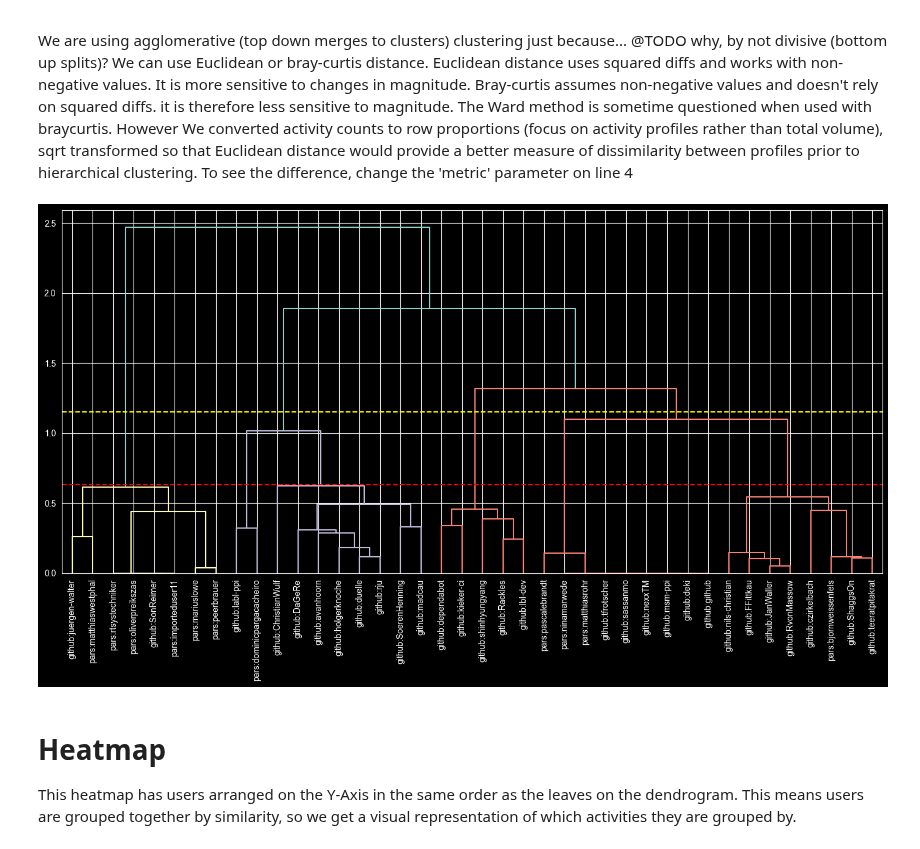
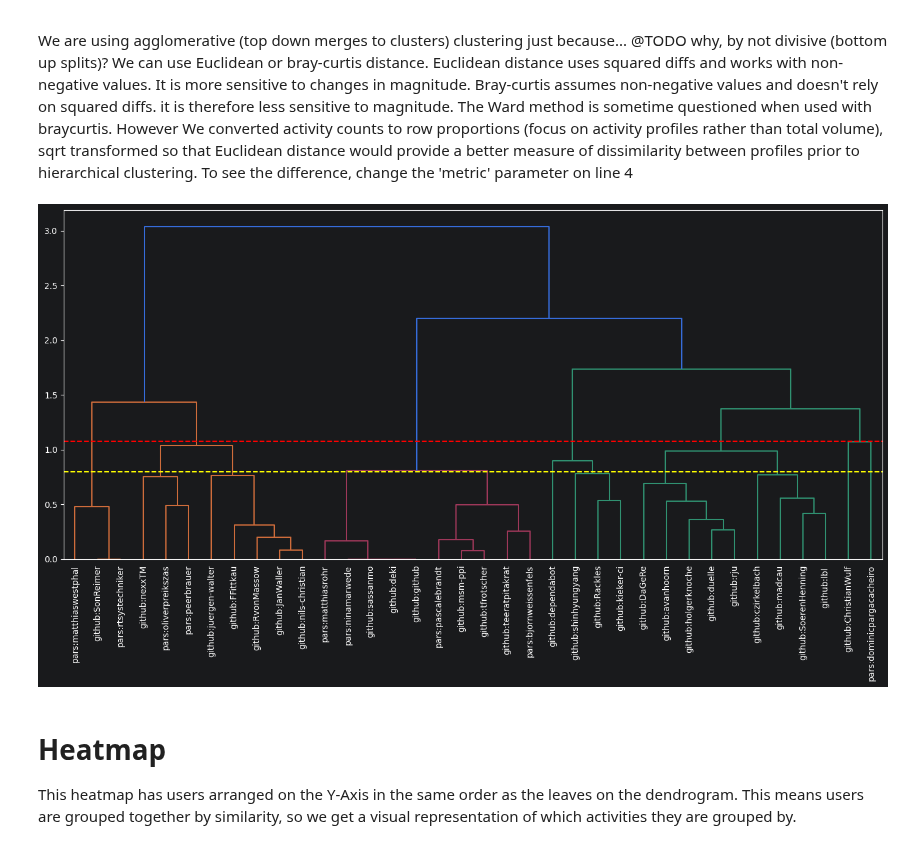
Before and after one commit to RSEMetaScience/kieker_analysis, a Jupyter notebook: notebooks/clustering.csv.ipynb, the cells around one changed output. Drawn from its saved outputs; the diff is of its cells as text; code cells hidden in the pictures.

```diff
--- a/notebooks/clustering.csv.ipynb
+++ b/notebooks/clustering.csv.ipynb
@@ -31,11 +46,30 @@ merges = {"issue_link": issue_link, "issue_progress": issue_progress, "categoris
 
 merged_results = results.copy()
 # drop superfluous columns
-merged_results=merged_results.drop(columns=['issue_comments',  'jira2prov:Rang', 'issues_opened', 'labels_issue',])
+merged_results=merged_results.drop(columns=['issue_comments',  'jira2prov:Rang',  'labels_issue',])
 
 for merge in merges:
     merged_results[merge] = merged_results[merges[merge]].sum(axis=1)
     merged_results = merged_results.drop(columns=merges[merge],inplace=False)
 print(merged_results.columns)
-# merged_results
+merged_results
+
+# resolve some duplicate agents
+merges = {"github:tfrotscher": ["github:tfrotscher","github:ShaggsOn"],
+          "github:lbl ": ["github:labl-ppi","github:lbl-dev"],
+          "github:nexxTM": ["pars:mariuslowe","github:nexxTM"],
+          "github:msm-ppi": ["github:msm-ppi","pars:importeduser11"],
+         }
+merged_rows = []
+dupe_rows = []
+for new_id, old_ids in merges.items():
+    merged_row = merged_results.loc[old_ids].sum()
+    merged_row.name = new_id
+    merged_rows.append(merged_row)
+    dupe_rows.extend(old_ids)
+
+existing_rows = merged_results.drop(index=dupe_rows)
+merged_results= pd.concat([existing_rows] + [row.to_frame().T for row in merged_rows])
+merged_results.index.name = "agent"
+merged_results
 # %% [output]
@@ -83,10 +150,13 @@ To see the difference, change the 'metric' parameter on line 4
 from scipy.cluster.hierarchy import dendrogram
 from scipy.spatial.distance import pdist
 # claculate (yes this is a word now!) the distances.we use bray-curtis as a distance metric because it doesnt use square values and so is less sensitive to magnitude.
-e_dist = pdist(transformed_results, metric="braycurtis")
+e_dist = pdist(transformed_results, metric="euclidean")
 
 # do the clustering - we are using the ward method for calculating distances between clusters. To calculate the distances between two clusters it looks at how the variance changes if the clusters are merged.
 clusters = linkage(e_dist, method="ward")
+
+# make Jupyter display the preview  as a vector - this wont display in the IDE and we only need it when saving- set it back to png to display
+%config InlineBackend.figure_format = 'png'
 
 plt.figure(figsize=(14, 8))
 # make a tree
@@ -99,37 +169,41 @@ ordered_results = transformed_results.iloc[tree["leaves"]]
 variables_order = [
                 # issue and PR progressing, dev workflows
                     'pull_reqs_opened',
                     'closed_pull',
                     'jira2prov:assignee',   # from here down to 'issue_link' it's jira2prov /issue related, so pre-Git users should go dark in this region
-                    'dev_process',          #   |
+                    'dev_process',
+                    'issues_opened' ,       #   |
                     'issue_progress',       #   |
                     'issue_content',        #   |
                     'refs_issues',          #   |
                     'issue_link',           #       end of the issue related region
                 #categorising, content labelling
                     'categorising',
                     'labels_pull',
                 #communicating, referencing
                     'referred_pull_comments',
                     'mentions_users',
                 #commenting
                     'pr_comments',
                     'comment_activity',
                 #being referred to
                     'agent_mentioned',
                 # writing code
                     'commits_started',
                 ]
 
 # reorder the variables to group them by similarity for a better heatmap
 ordered_results =  ordered_results[variables_order]
 
-plt.axhline(y=0.63, color="red", linestyle="--")
-plt.axhline(y=1.15, color="yellow", linestyle="--")
+plt.axhline(y=1.08, color="red", linestyle="--")
+plt.axhline(y=0.80, color="yellow", linestyle="--")
 plt.tight_layout()
+
+# uncomment this and line 10 to save it as a vector pdf
+# plt.savefig('dendrogram.pdf', format='pdf', bbox_inches='tight')
 plt.show()
 # %% [output]
-[figure, old version]
+[figure, new version]
 # %% [markdown]
 # Heatmap
 This heatmap has users arranged on the Y-Axis in the same order as the leaves on the dendrogram. This means users are grouped together by similarity, so we get a visual representation of which activities they are grouped by.
```
Also changed, not shown: parts of 13 cells of this notebook.
